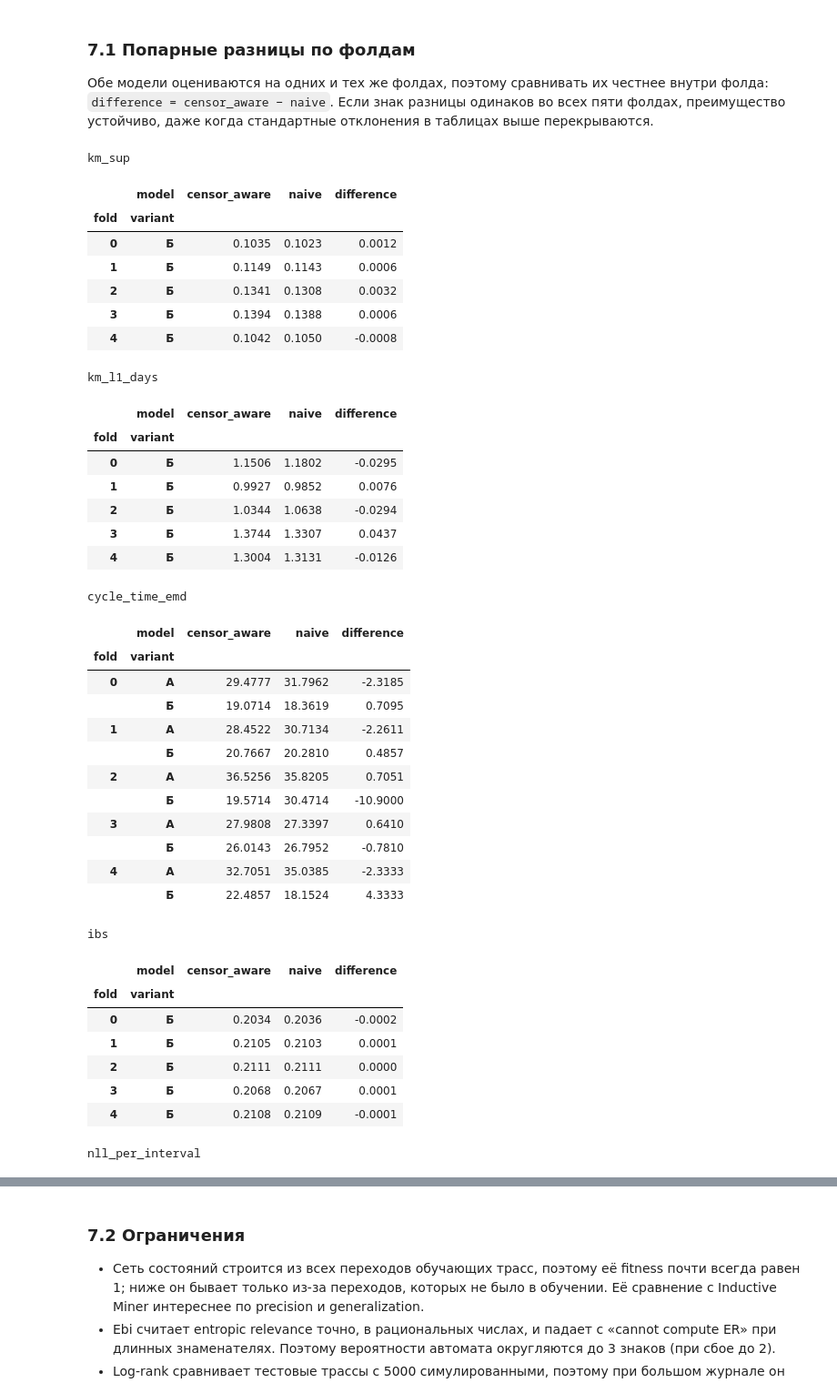
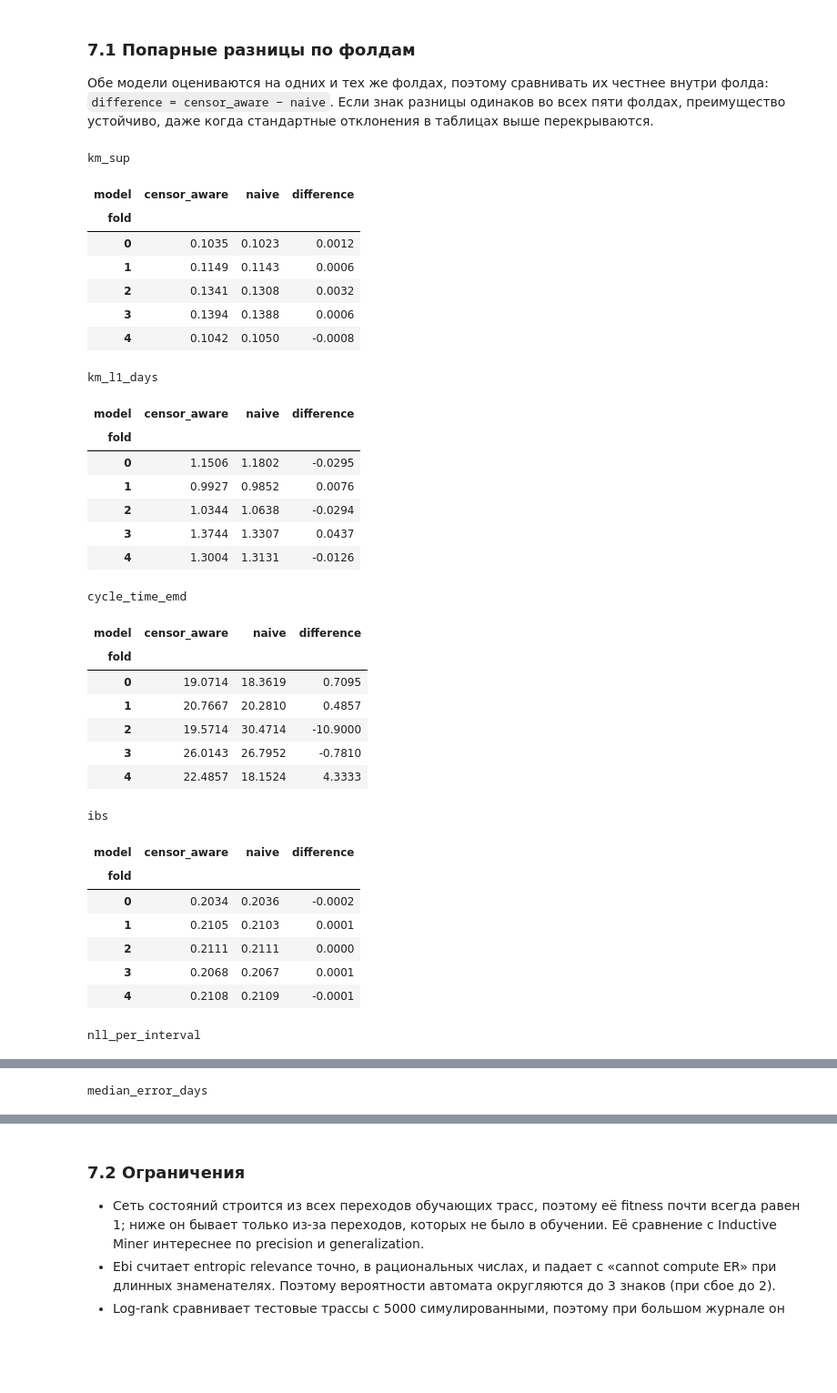
Before and after one commit to iuliivasilev/SurvivalProcessMining, a Jupyter notebook: dima/petri_net_time_estimation_sepsis.ipynb, the cells around one changed output, grey strips where cells are left out. Shown at 91% size. Saved outputs shown, nothing was run; the diff lists cells and outputs as text; code cells hidden in the pictures; blank space fills up the shorter version.

```diff
--- a/dima/petri_net_time_estimation_sepsis.ipynb
+++ b/dima/petri_net_time_estimation_sepsis.ipynb
@@ -981,9 +988,22 @@ pip install --ignore-requires-python log-distance-measures jellyfish pulp
 # %%
 import warnings
+
+from lifelines import KaplanMeierFitter
 from survpm.metrics import crossval
 
 K_FOLDS = 5
 N_SIM = 5000   # трасс симуляции модели на фолд (уровни 2–3)
 warnings.filterwarnings("ignore")
-cv = crossval.cross_validate(raw, START, TERMINAL, reason="lost", k=K_FOLDS, seed=SEED, n_sim=N_SIM)
+
+
+def median_error_days(model, fold):
+    """|медиана времени до терминала по модели − медиана Каплана–Майера теста|, дни."""
+    km = KaplanMeierFitter().fit(fold.test_cases["duration"], fold.test_cases["event"])
+    return abs(float(np.median(model.completion_times(fold.n_sim, fold.seed))) - km.median_survival_time_)
+
+
+validator = crossval.CrossValidator(START, TERMINAL, k=K_FOLDS, seed=SEED, n_sim=N_SIM)
+validator.set_metrics(median=crossval.per_model(median_error_days))
+print("Метрики:", list(validator.metrics))
+cv = validator.run(raw, reason="lost")
 # %% [output]
@@ -1044,49 +1064,45 @@ level4
 `difference = censor_aware − naive`. Если знак разницы одинаков во всех пяти фолдах,
 преимущество устойчиво, даже когда стандартные отклонения в таблицах выше перекрываются.
 # %%
-PAIRED = {"level3": ["km_sup", "km_l1_days", "cycle_time_emd", "ibs"], "level4": ["nll_per_interval"]}
+PAIRED = {"level3": ["km_sup", "km_l1_days", "cycle_time_emd", "ibs"], "level4": ["nll_per_interval"],
+          "median": ["median_error_days"]}
 for level, metrics in PAIRED.items():
     for metric in metrics:
         print(metric)
         display(crossval.paired_differences(cv[level], metric).round(4))
 # %% [output]
 km_sup
-|  | model | censor_aware | naive | difference |
-| fold | variant |  |  |  |
-| 0 | Б | 0.1035 | 0.1023 | 0.0012 |
-| 1 | Б | 0.1149 | 0.1143 | 0.0006 |
-| 2 | Б | 0.1341 | 0.1308 | 0.0032 |
-| 3 | Б | 0.1394 | 0.1388 | 0.0006 |
-| 4 | Б | 0.1042 | 0.1050 | -0.0008 |
+| model | censor_aware | naive | difference |
+| fold |  |  |  |
+| 0 | 0.1035 | 0.1023 | 0.0012 |
+| 1 | 0.1149 | 0.1143 | 0.0006 |
+| 2 | 0.1341 | 0.1308 | 0.0032 |
+| 3 | 0.1394 | 0.1388 | 0.0006 |
+| 4 | 0.1042 | 0.1050 | -0.0008 |
 km_l1_days
-|  | model | censor_aware | naive | difference |
-| fold | variant |  |  |  |
-| 0 | Б | 1.1506 | 1.1802 | -0.0295 |
-| 1 | Б | 0.9927 | 0.9852 | 0.0076 |
-| 2 | Б | 1.0344 | 1.0638 | -0.0294 |
-| 3 | Б | 1.3744 | 1.3307 | 0.0437 |
-| 4 | Б | 1.3004 | 1.3131 | -0.0126 |
+| model | censor_aware | naive | difference |
+| fold |  |  |  |
+| 0 | 1.1506 | 1.1802 | -0.0295 |
+| 1 | 0.9927 | 0.9852 | 0.0076 |
+| 2 | 1.0344 | 1.0638 | -0.0294 |
+| 3 | 1.3744 | 1.3307 | 0.0437 |
+| 4 | 1.3004 | 1.3131 | -0.0126 |
 cycle_time_emd
-|  | model | censor_aware | naive | difference |
-| fold | variant |  |  |  |
-| 0 | A | 29.4777 | 31.7962 | -2.3185 |
-|  | Б | 19.0714 | 18.3619 | 0.7095 |
-| 1 | A | 28.4522 | 30.7134 | -2.2611 |
-|  | Б | 20.7667 | 20.2810 | 0.4857 |
-| 2 | A | 36.5256 | 35.8205 | 0.7051 |
-|  | Б | 19.5714 | 30.4714 | -10.9000 |
-| 3 | A | 27.9808 | 27.3397 | 0.6410 |
-|  | Б | 26.0143 | 26.7952 | -0.7810 |
-| 4 | A | 32.7051 | 35.0385 | -2.3333 |
-|  | Б | 22.4857 | 18.1524 | 4.3333 |
+| model | censor_aware | naive | difference |
+| fold |  |  |  |
+| 0 | 19.0714 | 18.3619 | 0.7095 |
+| 1 | 20.7667 | 20.2810 | 0.4857 |
+| 2 | 19.5714 | 30.4714 | -10.9000 |
+| 3 | 26.0143 | 26.7952 | -0.7810 |
+| 4 | 22.4857 | 18.1524 | 4.3333 |
 ibs
-|  | model | censor_aware | naive | difference |
-| fold | variant |  |  |  |
-| 0 | Б | 0.2034 | 0.2036 | -0.0002 |
-| 1 | Б | 0.2105 | 0.2103 | 0.0001 |
-| 2 | Б | 0.2111 | 0.2111 | 0.0000 |
-| 3 | Б | 0.2068 | 0.2067 | 0.0001 |
-| 4 | Б | 0.2108 | 0.2109 | -0.0001 |
+| model | censor_aware | naive | difference |
+| fold |  |  |  |
+| 0 | 0.2034 | 0.2036 | -0.0002 |
+| 1 | 0.2105 | 0.2103 | 0.0001 |
+| 2 | 0.2111 | 0.2111 | 0.0000 |
+| 3 | 0.2068 | 0.2067 | 0.0001 |
+| 4 | 0.2108 | 0.2109 | -0.0001 |
 nll_per_interval
 | model | censor_aware | naive | difference |
 | fold |  |  |  |
@@ -1095,3 +1111,4 @@ nll_per_interval
 | 2 | 0.2186 | 0.2185 | 0.0001 |
 | 3 | 0.2020 | 0.2018 | 0.0002 |
 | 4 | 0.0594 | 0.0592 | 0.0002 |
+median_error_days
```
Also changed, not shown: parts of 6 cells of this notebook, 26 other files.
